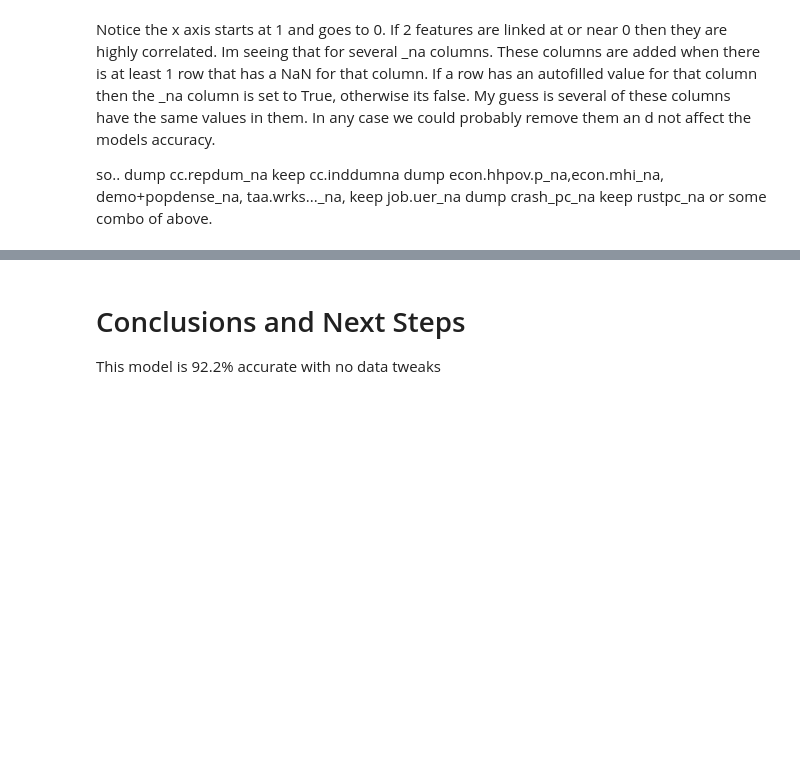
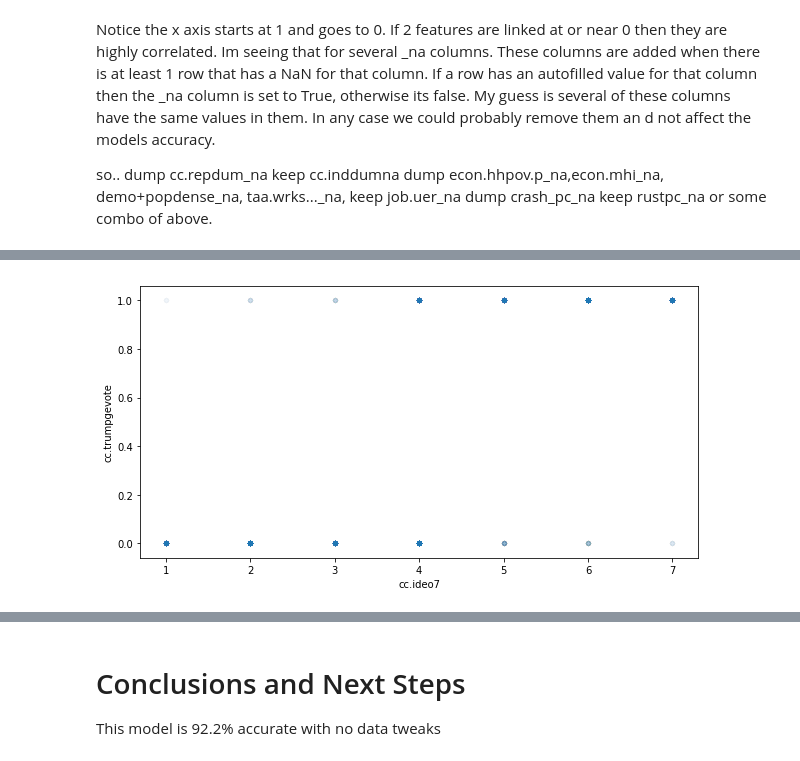
Before and after one commit to kperkins411/VoterAnalysis, a Jupyter notebook: VA_RandomForest.ipynb, the cells around one changed output, grey strips where cells are left out. Cells and saved outputs as stored; diff of their text form; code cells hidden in the pictures; blank space fills up the shorter version.

```diff
--- a/VA_RandomForest.ipynb
+++ b/VA_RandomForest.ipynb
@@ -290,0 +331,5 @@ or some combo of above.
+# %%
+#looks like cc.ideo7 matters a lot, lets plot it against dependent var
+trn_raw[:2000].plot('cc.ideo7', columns_dep_var,kind='scatter', alpha=0.01, figsize=(10,5));
+# %% [output]
+[figure, added]
```
Also changed, not shown: parts of 26 cells of this notebook, 1 other file.
